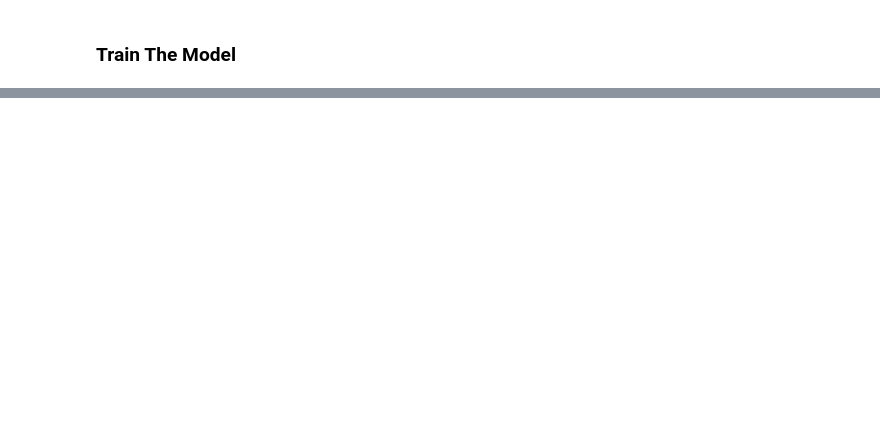
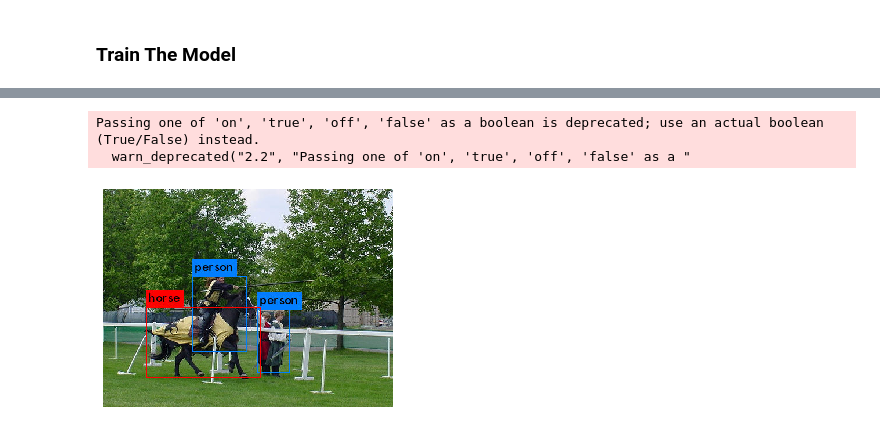
Before and after one commit to lvisdd/object_detection_tutorial, a Jupyter notebook: YOLOv3.ipynb, the cells around one changed output, grey strips where cells are left out. Saved outputs shown, nothing was run; the diff lists cells and outputs as text; code cells hidden in the pictures; blank space fills up the shorter version.

```diff
--- a/YOLOv3.ipynb
+++ b/YOLOv3.ipynb
@@ -126,19 +126,21 @@ drwxr-xr-x 2 root root      4096 Aug 12 05:01 src
 # %%
 %matplotlib inline
 # %%
-import cv2
-import matplotlib.pyplot as plt
-import os.path
+def display_image(file_path = './predictions.jpg'):
+    import cv2
+    import matplotlib.pyplot as plt
+    import os.path
 
-fig,ax = plt.subplots()
-ax.tick_params(labelbottom=False,bottom=False)
-ax.tick_params(labelleft=False,left=False)
-ax.set_xticklabels([])
-ax.axis('off')
+    fig,ax = plt.subplots()
+    ax.tick_params(labelbottom="off",bottom="off")
+    ax.tick_params(labelleft="off",left="off")
+    ax.set_xticklabels([])
+    ax.axis('off')
 
-file = './predictions.jpg'
-if os.path.exists(file):
-  img = cv2.imread(file)
-  show_img = cv2.cvtColor(img, cv2.COLOR_BGR2RGB)
-  plt.imshow(show_img)
+    if os.path.exists(file_path):
+      img = cv2.imread(file_path)
+      show_img = cv2.cvtColor(img, cv2.COLOR_BGR2RGB)
+      plt.imshow(show_img)
+
+display_image()
 # %% [output]
@@ -259,0 +304,6 @@ darknet53.conv.74   100%[===================>] 154.96M  28.3MB/s    in 5.8s
+# %%
+display_image()
+# %% [output]
+Passing one of 'on', 'true', 'off', 'false' as a boolean is deprecated; use an actual boolean (True/False) instead.
+  warn_deprecated("2.2", "Passing one of 'on', 'true', 'off', 'false' as a "
+[figure, added]
```
Also changed, not shown: parts of 11 cells of this notebook.
